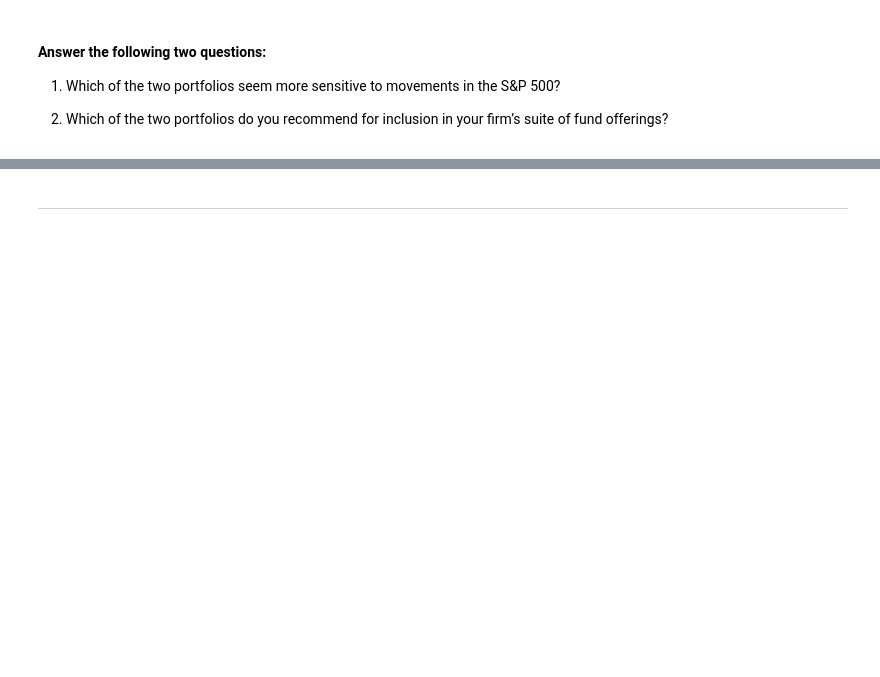
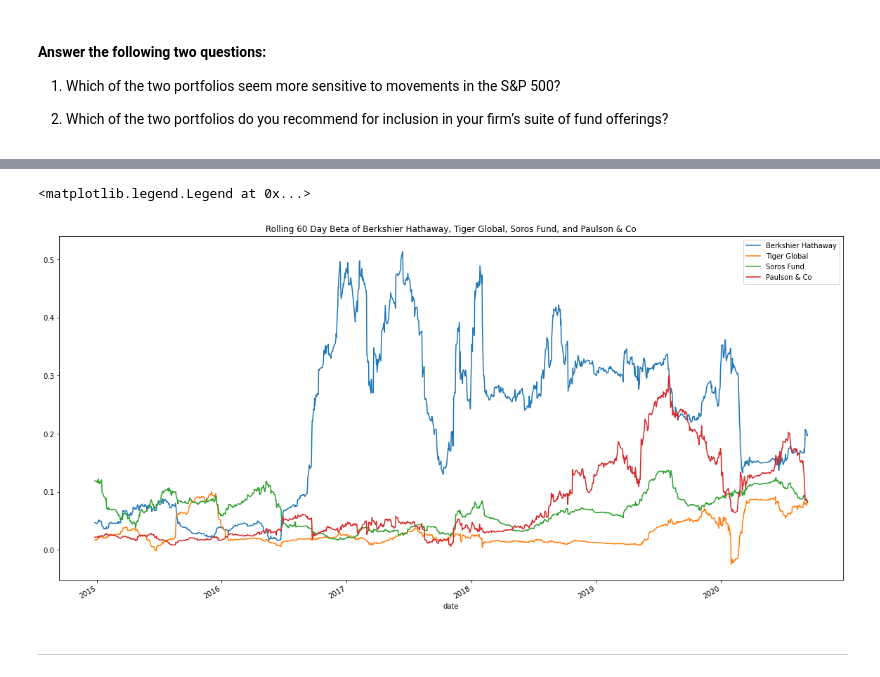
Before and after one commit to YanjunLin-Andrie/Stock_quantitative_analysis, a Jupyter notebook: risk_return_analysis.ipynb, the cells around one changed output, grey strips where cells are left out. Cells and saved outputs as stored; diff of their text form; code cells hidden in the pictures; blank space fills up the shorter version.

```diff
--- a/risk_return_analysis.ipynb
+++ b/risk_return_analysis.ipynb
@@ -445,2 +493,29 @@ ValueError: other must be a DataFrame or Series
+# %%
+soros_rolling_60_covariance = whale_navs_daily_returns['SOROS FUND MANAGEMENT LLC'].rolling(window=60).cov(
+                            whale_navs_daily_returns['S&P 500'])
+soros_rolling_60_beta = soros_rolling_60_covariance / snp_rolling_60_variance
+
+pnc_rolling_60_covariance = whale_navs_daily_returns['PAULSON & CO.INC.'].rolling(window=60).cov(
+                            whale_navs_daily_returns['S&P 500'])
+pnc_rolling_60_beta = pnc_rolling_60_covariance / snp_rolling_60_variance
+# %%
+# Using the Pandas plot function, create a plot that visualizes the 60-day rolling beta for four portfolios
+
+ax = berk_rolling_60_beta.plot(
+    figsize=(20,10),
+    title='Rolling 60 Day Beta of Berkshier Hathaway, Tiger Global, Soros Fund, and Paulson & Co'
+)
+
+# Overlay the plots for the four portfolios 60-day rolling beta
+
+tiger_rolling_60_beta.plot(ax=ax)
+soros_rolling_60_beta.plot(ax=ax)
+pnc_rolling_60_beta.plot(ax=ax)
+
+# Set the legend for the visualization
+ax.legend(['Berkshier Hathaway', 'Tiger Global', 'Soros Fund', 'Paulson & Co'])
+# %% [output]
+<matplotlib.legend.Legend at 0x...>
+[figure, added]
 # %% [markdown]
 ---
```
Also changed, not shown: parts of 12 cells of this notebook.
